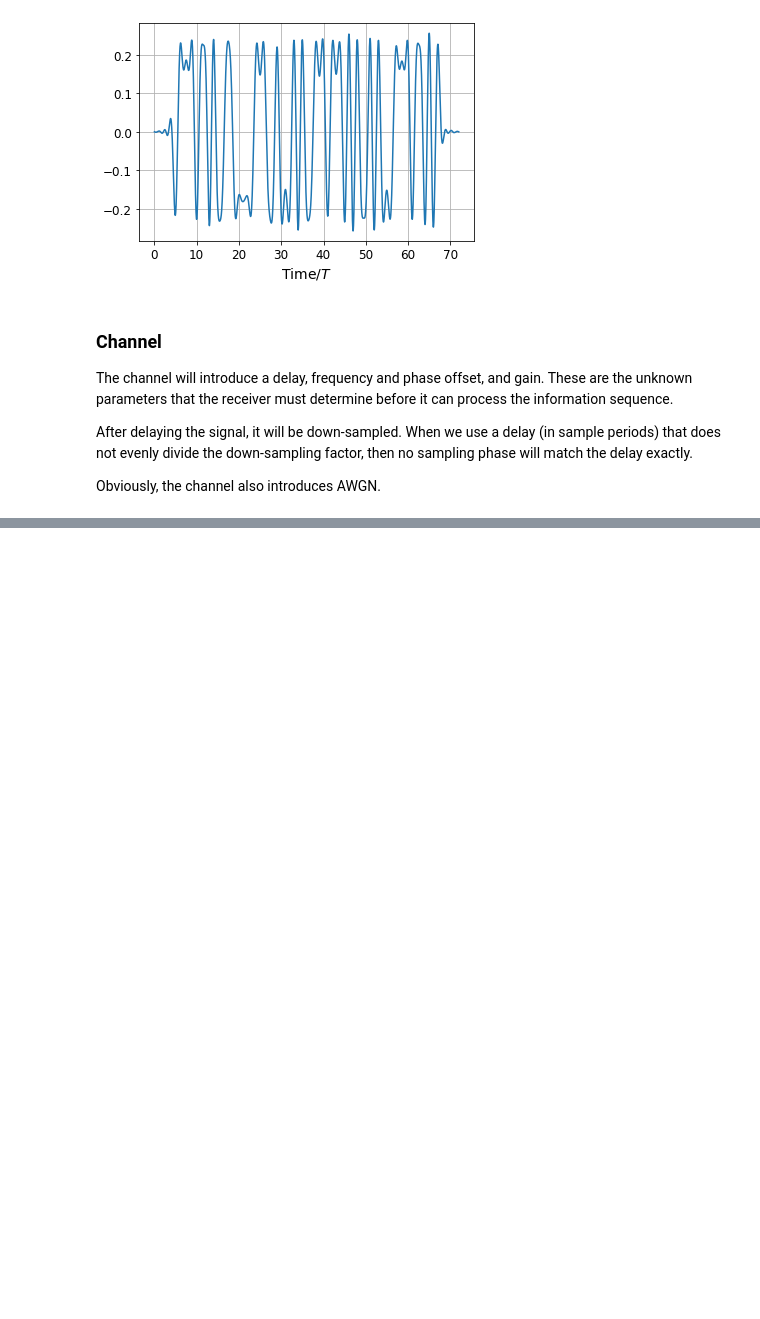
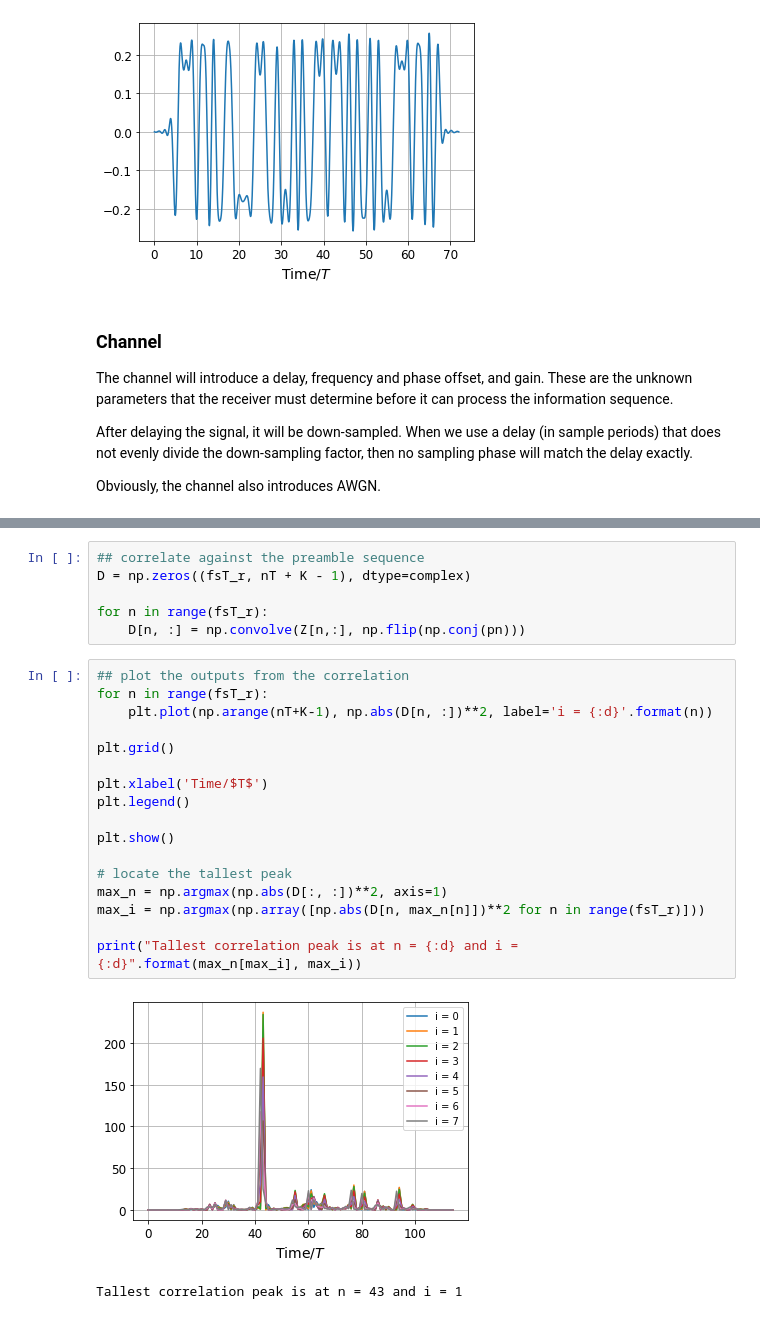
Before and after one commit to bepepa/digital_comms, a Jupyter notebook: 060_initial_synch.ipynb, the cells around one changed output, grey strips where cells are left out. Cells and saved outputs as stored; diff of their text form; blank space fills up the shorter version.

```diff
--- a/060_initial_synch.ipynb
+++ b/060_initial_synch.ipynb
@@ -436,0 +494,26 @@ np.sum(hh[::4]**2)
+# %%
+## correlate against the preamble sequence
+D = np.zeros((fsT_r, nT + K - 1), dtype=complex)
+
+for n in range(fsT_r):
+    D[n, :] = np.convolve(Z[n,:], np.flip(np.conj(pn)))
+# %%
+## plot the outputs from the correlation
+for n in range(fsT_r):
+    plt.plot(np.arange(nT+K-1), np.abs(D[n, :])**2, label='i = {:d}'.format(n))
+
+plt.grid()
+
+plt.xlabel('Time/$T$')
+plt.legend()
+
+plt.show()
+
+# locate the tallest peak
+max_n = np.argmax(np.abs(D[:, :])**2, axis=1)
+max_i = np.argmax(np.array([np.abs(D[n, max_n[n]])**2 for n in range(fsT_r)]))
+
+print("Tallest correlation peak is at n = {:d} and i = {:d}".format(max_n[max_i], max_i))
+# %% [output]
+[figure, added]
+Tallest correlation peak is at n = 43 and i = 1
```
Also changed, not shown: parts of 26 cells of this notebook.
